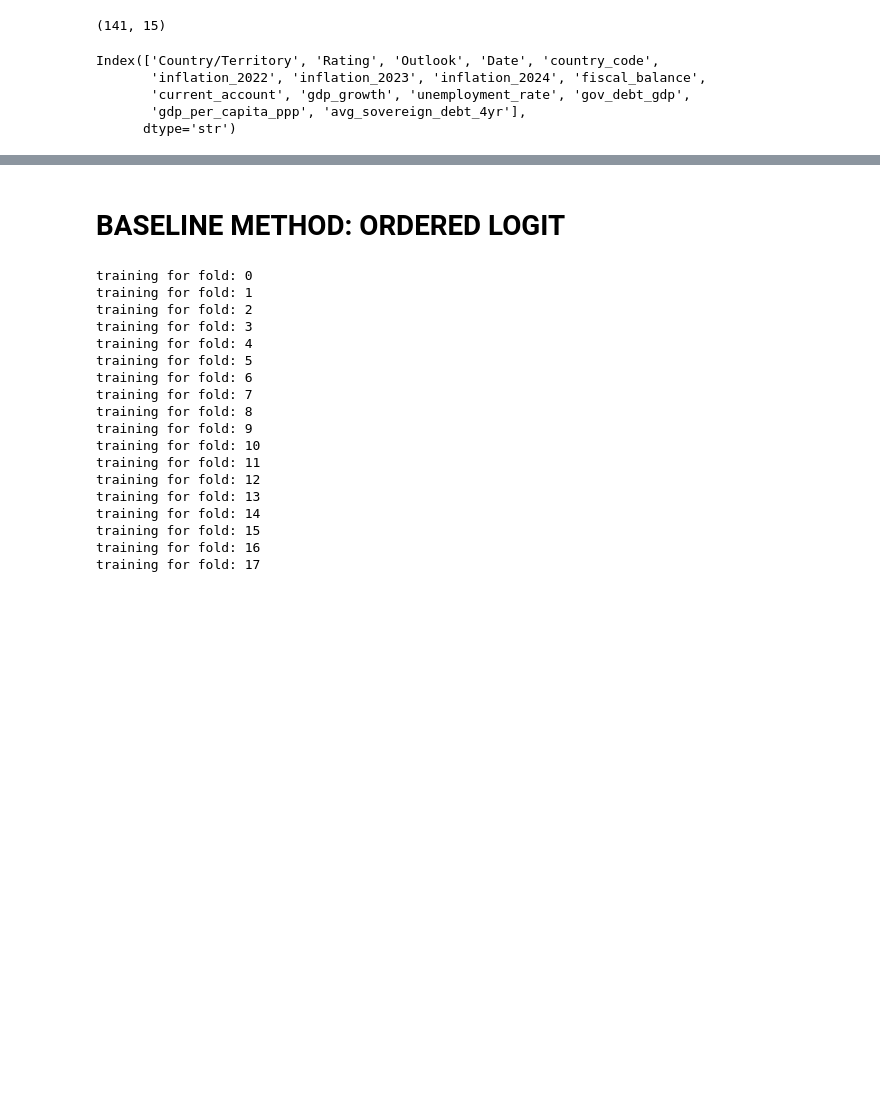
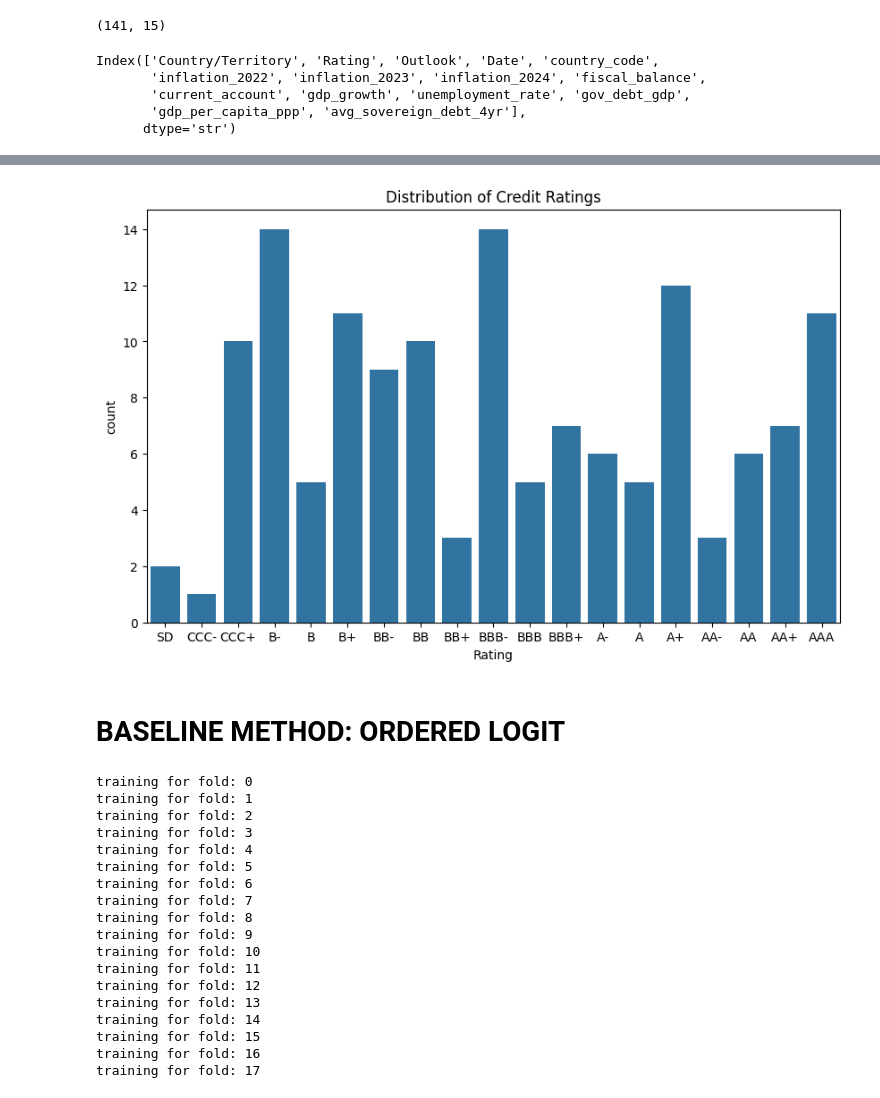
Before and after one commit to WilliamChang27/148_proj_3, a Jupyter notebook: ECON_148_proj_3.ipynb, the cells around one changed output, grey strips where cells are left out. Saved outputs shown, nothing was run; the diff lists cells and outputs as text; code cells hidden in the pictures; blank space fills up the shorter version.

```diff
--- a/ECON_148_proj_3.ipynb
+++ b/ECON_148_proj_3.ipynb
@@ -407,3 +410,12 @@ ml_df
+# %%
+plt.figure(figsize=(10, 6))
+sns.countplot(data=ml_df, x='Rating', order=range(len(credit_rating_order)))
+
+plt.xticks(ticks=range(len(credit_rating_order)), labels=credit_rating_order)
+plt.title('Distribution of Credit Ratings')
+plt.show()
+# %% [output]
+[figure, added]
 # %% [markdown]
 # BASELINE METHOD: ORDERED LOGIT
 # %%
```
Also changed, not shown: parts of 4 cells of this notebook.
